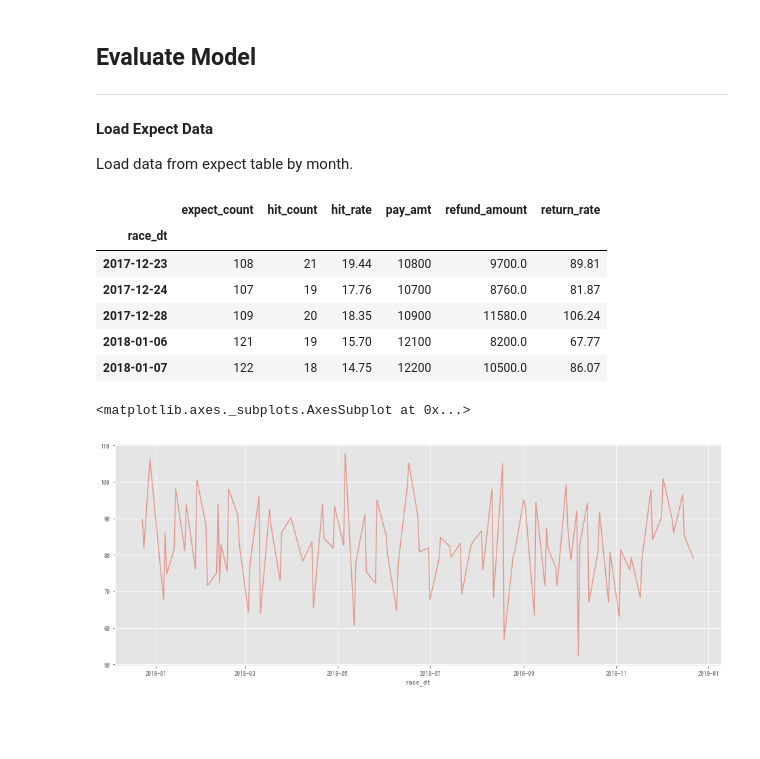
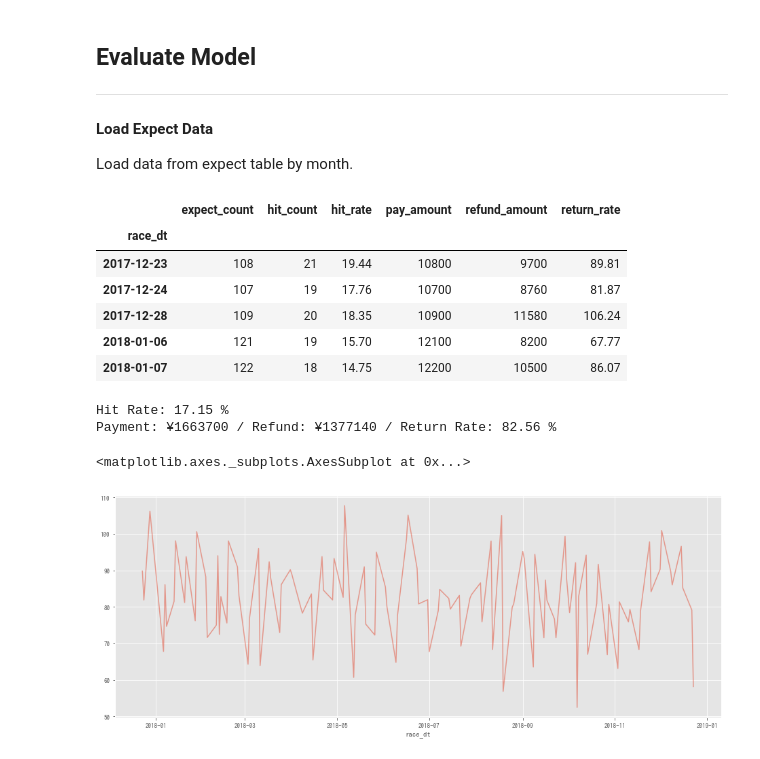
Before and after one commit to new-village/preditor, a Jupyter notebook: jupyter/Sample.ipynb, the cells around one changed output. Drawn from its saved outputs; the diff is of its cells as text; code cells hidden in the pictures; blank space fills up the shorter version.

Commit message:
update sample model

```diff
--- a/jupyter/Sample.ipynb
+++ b/jupyter/Sample.ipynb
@@ -247,32 +246,42 @@ for day in races:
     hit_cnt = len([result for result in results if result["rank"] == 1])
     hit_rate = round(hit_cnt/expect_cnt * 100, 2)
     pay_amt = len([result for result in results]) * 100
-    refund_amt = sum([result["odds"] * 100 for result in results if result["rank"] == 1])
+    refund_amt = int(sum([result["odds"] * 100 for result in results if result["rank"] == 1]))
     rtn_rate = round(refund_amt / pay_amt * 100, 2)
     summary_list.append([day, expect_cnt, hit_cnt, hit_rate, pay_amt, refund_amt, rtn_rate])
 
-summary = pd.DataFrame(summary_list, columns=["race_dt", "expect_count", "hit_count", "hit_rate", "pay_amt", "refund_amount", "return_rate"])
+summary = pd.DataFrame(summary_list, columns=["race_dt", "expect_count", "hit_count", "hit_rate", "pay_amount", "refund_amount", "return_rate"])
 summary = summary.set_index("race_dt")
 summary.head()
 # %% [output]
-|  | expect_count | hit_count | hit_rate | pay_amt | refund_amount | return_rate |
+|  | expect_count | hit_count | hit_rate | pay_amount | refund_amount | return_rate |
 | race_dt |  |  |  |  |  |  |
-| 2017-12-23 | 108 | 21 | 19.44 | 10800 | 9700.0 | 89.81 |
-| 2017-12-24 | 107 | 19 | 17.76 | 10700 | 8760.0 | 81.87 |
-| 2017-12-28 | 109 | 20 | 18.35 | 10900 | 11580.0 | 106.24 |
-| 2018-01-06 | 121 | 19 | 15.70 | 12100 | 8200.0 | 67.77 |
-| 2018-01-07 | 122 | 18 | 14.75 | 12200 | 10500.0 | 86.07 |
+| 2017-12-23 | 108 | 21 | 19.44 | 10800 | 9700 | 89.81 |
+| 2017-12-24 | 107 | 19 | 17.76 | 10700 | 8760 | 81.87 |
+| 2017-12-28 | 109 | 20 | 18.35 | 10900 | 11580 | 106.24 |
+| 2018-01-06 | 121 | 19 | 15.70 | 12100 | 8200 | 67.77 |
+| 2018-01-07 | 122 | 18 | 14.75 | 12200 | 10500 | 86.07 |
 # %%
 import matplotlib.pyplot as plt
 import matplotlib
 %matplotlib inline
 
 # Set Japanese Font
 plt.style.use('ggplot')
 matplotlib.rcParams["font.family"] = "IPAGothic"
 matplotlib.rcParams["font.size"] = 9
 
+print("Hit Rate: "+str(round(summary["hit_rate"].mean(), 2))+" %")
+print("Payment: ¥"+str(summary["pay_amount"].sum()), end="")
+print(" / Refund: ¥"+str(summary["refund_amount"].sum()), end="")
+print(" / Return Rate: "+str(round(summary["return_rate"].mean(), 2))+" %")
+p = Pmodel.objects.get(pk=model_title)
+p.roi = round(summary["return_rate"].mean(), 2)
+p.save()
+
 summary["return_rate"].plot(figsize=(16,6), alpha=0.5)
 # %% [output]
-<matplotlib.axes._subplots.AxesSubplot at 0x...>
+Hit Rate: 17.15 %
+Payment: ¥1663700 / Refund: ¥1377140 / Return Rate: 82.56 %
+<matplotlib.axes._subplots.AxesSubplot at 0x...>
-[figure, old version]
+[figure, new version]
```
Also changed, not shown: parts of 1 cell of this notebook, 1 other file.
